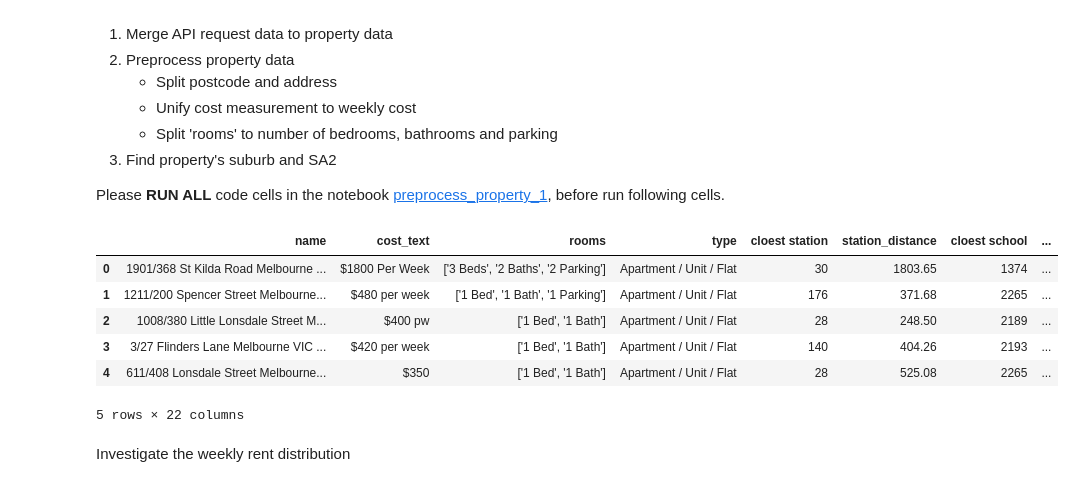
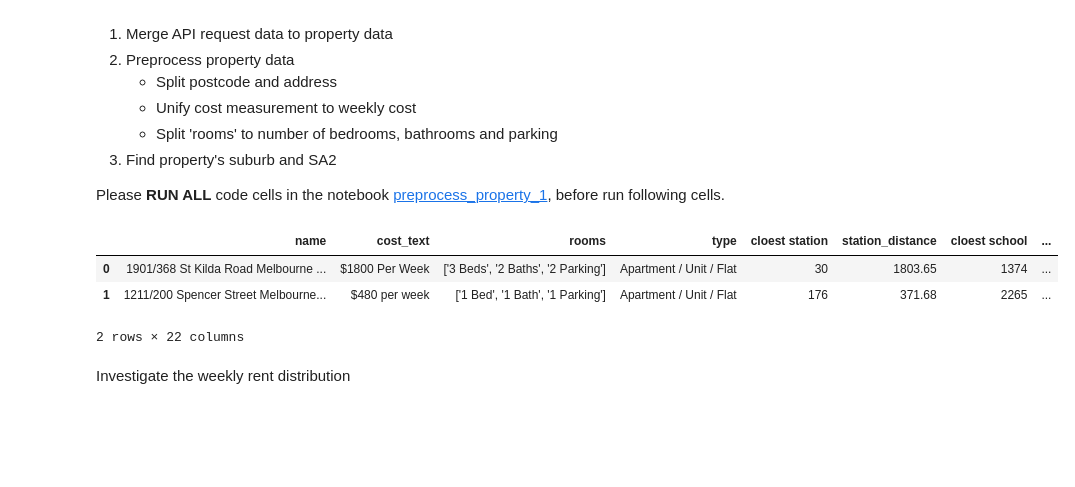
Before and after one commit to MAST30034-Applied-Data-Science/generic-real-estate-consulting-project-group-6, a Jupyter notebook: notebooks/summary_notebook.ipynb, the cells around one changed output. Drawn from its saved outputs; the diff is of its cells as text; code cells hidden in the pictures; blank space fills up the shorter version.

Commit message:
summary property model

```diff
--- a/notebooks/summary_notebook.ipynb
+++ b/notebooks/summary_notebook.ipynb
@@ -421,20 +399,17 @@ The detailed code is in the notebook [preprocess_property_1](./preprocess_proper
 Please **RUN ALL** code cells in the notebook [preprocess_property_1](./preprocess_property_1.ipynb), before run following cells.
 # %%
 property_1 = pd.read_csv("../data/raw/properties_preporcessed_1.csv", index_col=[0])
-property_1.head()
+property_1.head(2)
 # Ref:
 # SA2_MAIN16 ---- 2016 version SA2 code
 # SA2_CODE21 ---- 2020 version SA2 code
 # LOC_PID ---- Suburb ID
 # LOC_NAME ---- Suburb name
 # %% [output]
 |  | name | cost_text | rooms | type | cloest station | station_distance | cloest school | ... |
 | 0 | 1901/368 St Kilda Road Melbourne ... | $1800 Per Week | ['3 Beds', '2 Baths', '2 Parking'] | Apartment / Unit / Flat | 30 | 1803.65 | 1374 | ... |
 | 1 | 1211/200 Spencer Street Melbourne... | $480 per week | ['1 Bed', '1 Bath', '1 Parking'] | Apartment / Unit / Flat | 176 | 371.68 | 2265 | ... |
-| 2 | 1008/380 Little Lonsdale Street M... | $400 pw | ['1 Bed', '1 Bath'] | Apartment / Unit / Flat | 28 | 248.50 | 2189 | ... |
-| 3 | 3/27 Flinders Lane Melbourne VIC ... | $420 per week | ['1 Bed', '1 Bath'] | Apartment / Unit / Flat | 140 | 404.26 | 2193 | ... |
-| 4 | 611/408 Lonsdale Street Melbourne... | $350 | ['1 Bed', '1 Bath'] | Apartment / Unit / Flat | 28 | 525.08 | 2265 | ... |
-5 rows × 22 columns
+2 rows × 22 columns
 # %% [markdown]
 Investigate the weekly rent distribution
 # %%
```
Also changed, not shown: parts of 25 cells of this notebook, 14 other files.
